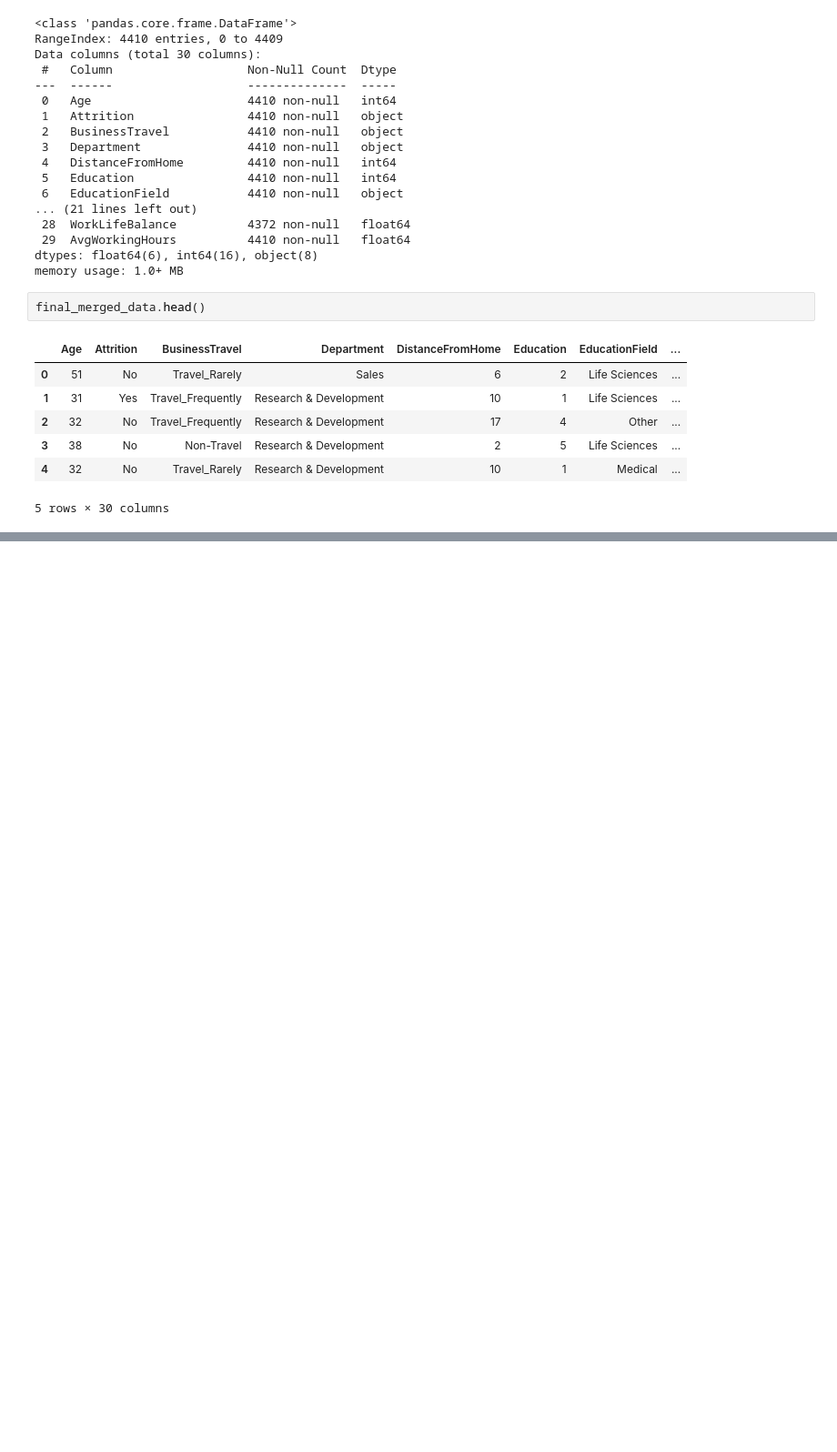
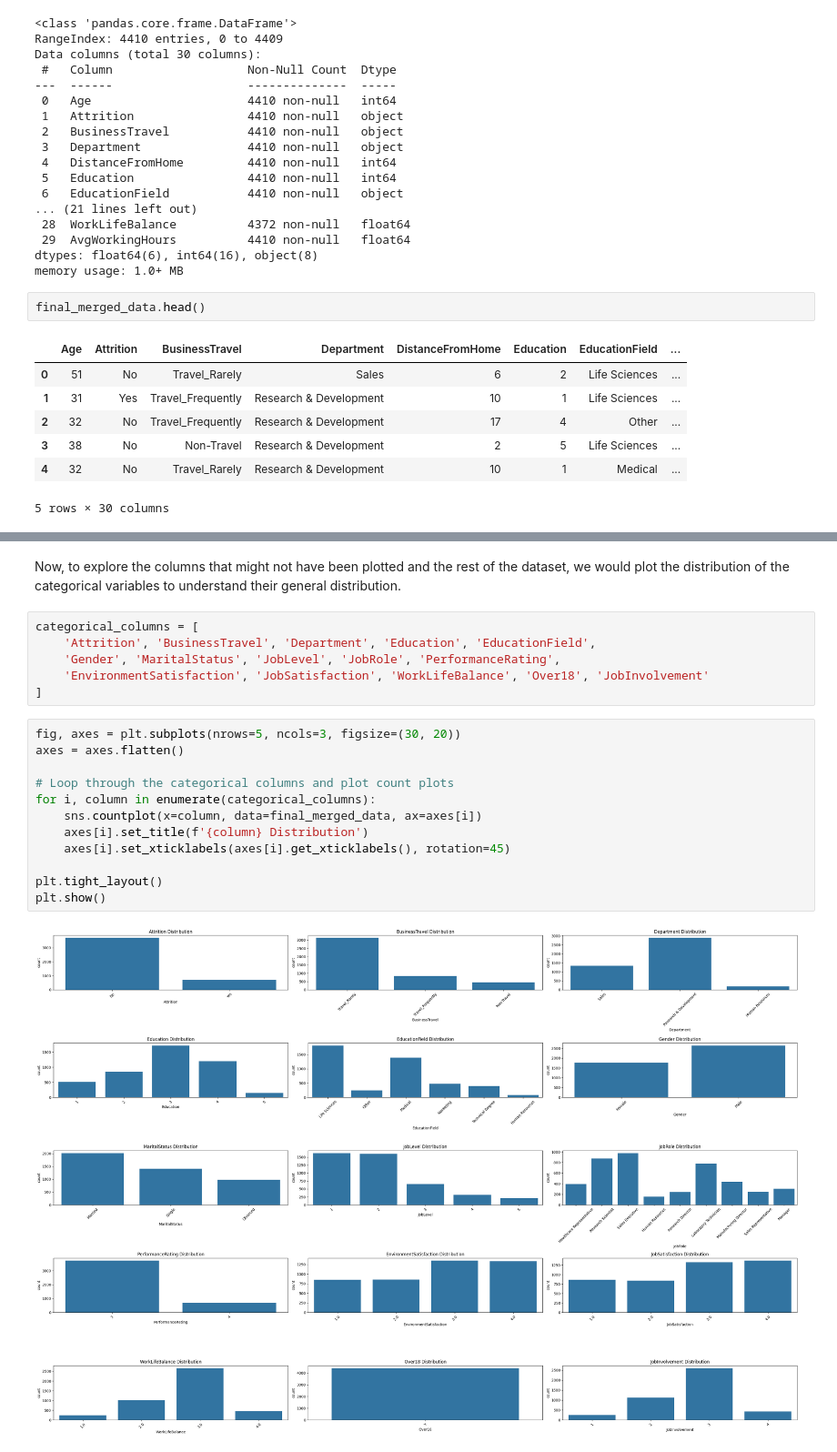
Before and after one commit to P-Asare/AI_final_H4U, a Jupyter notebook: AI_Final_Project.ipynb, the cells around one changed output, grey strips where cells are left out. Shown: that part at 91% size. Drawn from its saved outputs; the diff is of its cells as text; blank space fills up the shorter version.

```diff
--- a/AI_Final_Project.ipynb
+++ b/AI_Final_Project.ipynb
@@ -250,0 +330,22 @@ final_merged_data.head()
+# %% [markdown]
+Now, to explore the columns that might not have been plotted and the rest of the dataset, we would plot the distribution of the categorical variables to understand their general distribution.
+# %%
+categorical_columns = [
+    'Attrition', 'BusinessTravel', 'Department', 'Education', 'EducationField',
+    'Gender', 'MaritalStatus', 'JobLevel', 'JobRole', 'PerformanceRating',
+    'EnvironmentSatisfaction', 'JobSatisfaction', 'WorkLifeBalance', 'Over18', 'JobInvolvement'
+]
+# %%
+fig, axes = plt.subplots(nrows=5, ncols=3, figsize=(30, 20))
+axes = axes.flatten()
+
+# Loop through the categorical columns and plot count plots
+for i, column in enumerate(categorical_columns):
+    sns.countplot(x=column, data=final_merged_data, ax=axes[i])
+    axes[i].set_title(f'{column} Distribution')
+    axes[i].set_xticklabels(axes[i].get_xticklabels(), rotation=45)
+
+plt.tight_layout()
+plt.show()
+# %% [output]
+[figure, added]
```
Also changed, not shown: parts of 16 cells of this notebook.
